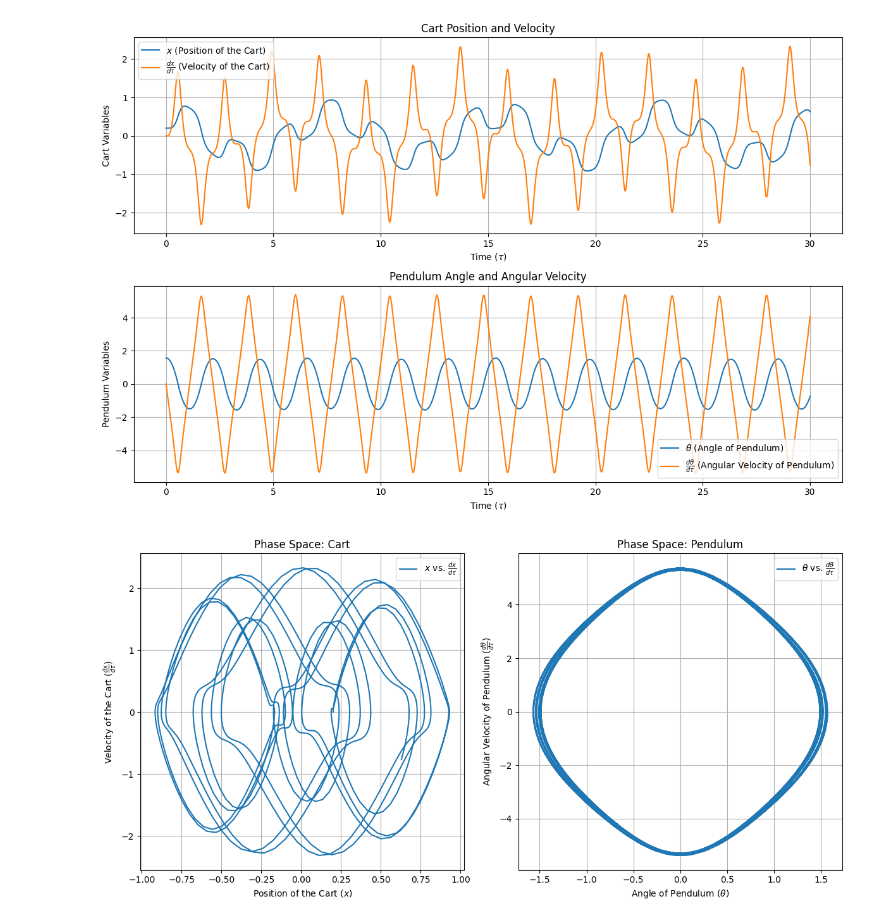
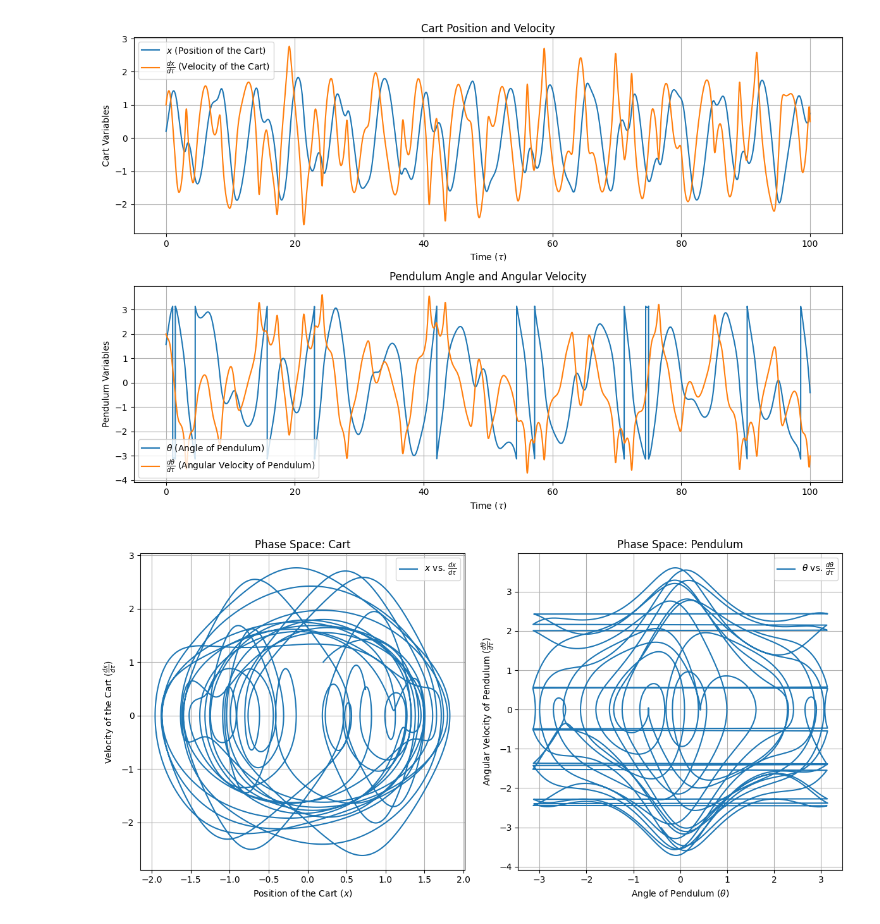
Before and after one commit to NextZtepS/SpringedCart_and_Pendulum, a Jupyter notebook: main.ipynb, the cells around one changed output. Cells and saved outputs as stored; diff of their text form; code cells hidden in the pictures.

```diff
--- a/main.ipynb
+++ b/main.ipynb
@@ -4,9 +4,9 @@ import numpy as np
 from scipy.integrate import odeint
 # %%
 # Constants
-M = 1.0  # Mass of the cart
+M = 0.5  # Mass of the cart
 m = 0.5  # Mass of the pendulum
-g = 9.81  # Gravity
+g = 1  # Gravity
 k = 1  # Spring constant
 l = 1  # Length of the pendulum
 L = 1  # Unit length
@@ -36,43 +36,44 @@ def solve_and_extract(model, Y0, τ):
 # %%
 # Initial conditions
 x0 = 0.2
-dx_dτ0 = 0
+dx_dτ0 = 1
 θ0 = np.pi / 2
-dθ_dτ0 = 0
+dθ_dτ0 = 2
 Y0 = [x0, dx_dτ0, θ0, dθ_dτ0]
 
 # Solve the Differential Equations
-τ_max = 30
-τ = np.linspace(0, τ_max, 1_000)
+τ_max = 100
+num_point = 10_000
+τ = np.linspace(0, τ_max, num_point)
 x, dx_dτ, θ, dθ_dτ = solve_and_extract(model, Y0, τ)
 
 # Plot the results
 plt.figure(figsize=(12, 8))
 
 # Plot x and dx_dτ over time
 plt.subplot(2, 1, 1)
 plt.plot(τ, x, label=r"$x$ (Position of the Cart)")
 plt.plot(τ, dx_dτ, label=r"$\frac{dx}{d\tau}$ (Velocity of the Cart)")
 plt.xlabel(r"Time ($\tau$)")
 plt.ylabel("Cart Variables")
 plt.legend()
 plt.title("Cart Position and Velocity")
 plt.grid()
 
 # Plot θ and dθ_dτ over time
 plt.subplot(2, 1, 2)
 plt.plot(τ, θ, label=r"$\theta$ (Angle of Pendulum)")
 plt.plot(τ, dθ_dτ, label=r"$\frac{d\theta}{d\tau}$ (Angular Velocity of Pendulum)")
 plt.xlabel(r"Time ($\tau$)")
 plt.ylabel("Pendulum Variables")
 plt.legend()
 plt.title("Pendulum Angle and Angular Velocity")
 plt.grid()
 
 plt.tight_layout()
 plt.show()
 # %% [output]
-[figure, old version]
+[figure, new version]
 # %%
 # Plot the phase space
 plt.figure(figsize=(12, 6))
@@ -98,7 +99,7 @@ plt.legend()
 plt.tight_layout()
 plt.show()
 # %% [output]
-[figure, old version]
+[figure, new version]
 # %%
 initial_conditions = [
     [0, 0, np.pi / 2, 0],
```
Also changed, not shown: parts of 1 cell of this notebook, 1 other file.
